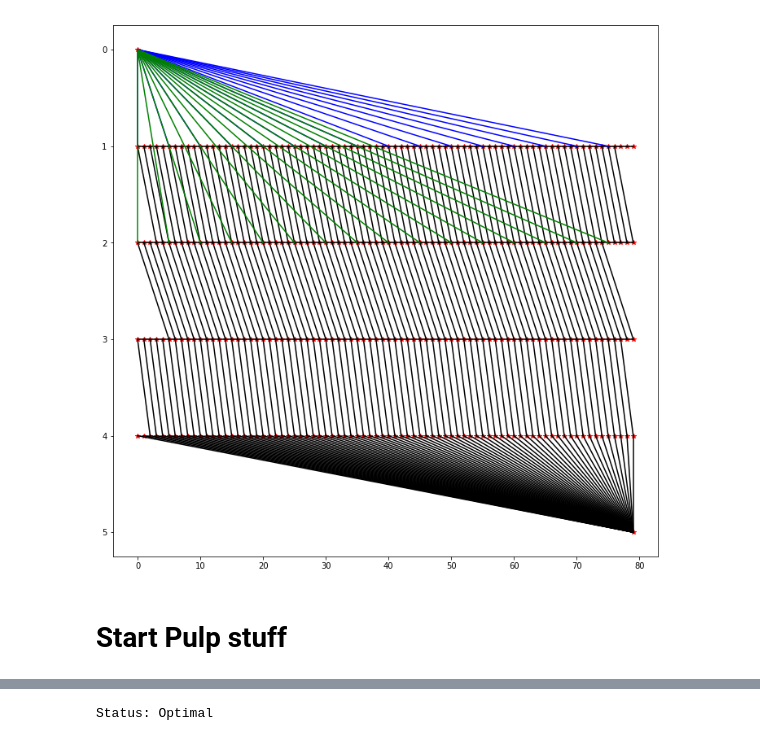
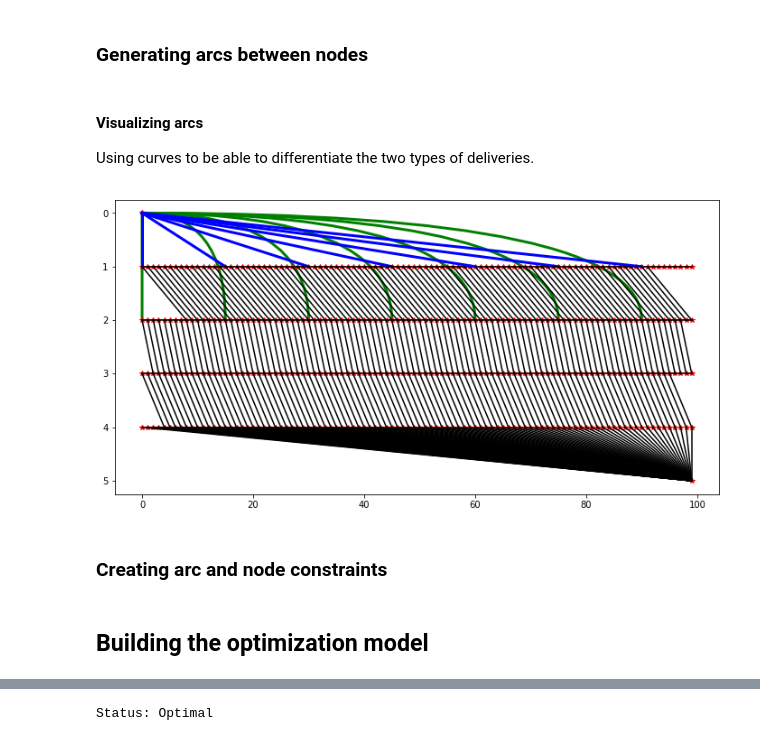
Before and after one commit to ljdcvda/aerospace-projects, a Jupyter notebook: thesis/thesis.ipynb, the cells around one changed output, grey strips where cells are left out. Cells and saved outputs as stored; diff of their text form; code cells hidden in the pictures.

```diff
--- a/thesis/thesis.ipynb
+++ b/thesis/thesis.ipynb
@@ -54,0 +37,6 @@ days_with_delivery, delivery_cap_truss, delivery_cap_hab = create_deliveries()
+# %%
+nodes = [(s, t) for s in states for t in times if s > 0]
+# add source
+nodes.append((0, 0))
+# add sink
+nodes.append((max(states) + 1, max(times)))
@@ -54,0 +45,8 @@ days_with_delivery, delivery_cap_truss, delivery_cap_hab = create_deliveries()
+# %%
+import matplotlib.pyplot as plt
+%matplotlib inline
+x_val = [x[0] for x in nodes]
+y_val = [x[1] for x in nodes]
+plt.figure(figsize=(12,6))
+plt.gca().invert_yaxis()
+plt.plot(y_val, x_val, 'r*')
@@ -55 +56,3 @@ days_with_delivery, delivery_cap_truss, delivery_cap_hab = create_deliveries()
+# %% [markdown]
+### Generating arcs between nodes
 # %%
@@ -78,21 +79,30 @@ for i, val in enumerate(days_with_delivery):
+# %% [markdown]
+#### Visualizing arcs
+Using curves to be able to differentiate the two types of deliveries.
 # %%
-import matplotlib.pyplot as plt
-%matplotlib inline
-############ SEPARATE PLOT ALL ARCS #############
-x_val = [x[0] for x in nodes_for_truss]
-y_val = [x[1] for x in nodes_for_truss]
-colors = ['blue', 'green']
-plt.figure(figsize=(12,12))
-for tr in arms:
-    # TRUSS PIECES
-    plt.gca().invert_yaxis()
-    plt.plot(y_val, x_val, 'r*')
-    for ori,dest in arcs_for_truss:
-        if ori[0] == 0:
-            for j in range(len(states_for_truss_delivery)):
-                if dest[0] == states_for_truss_delivery[j]:
-                    plt.plot([ori[1], dest[1]], [ori[0], dest[0]], color=colors[j])
+import matplotlib.path as mpath
+import matplotlib.patches as mpatches
+
+def draw_curved_delivery(ori, dest, alpha=1):
+    Path = mpath.Path
+    pp = mpatches.PathPatch(
+        Path([(ori[1], ori[0]), (dest[1], ori[0]), (dest[1], dest[0])],
+             [Path.MOVETO, Path.CURVE3, Path.CURVE3]),
+        fc="none", transform=ax.transData, color='green', ls='-', alpha=alpha, linewidth=3)
+    return pp
+
+fig, ax = plt.subplots(figsize=(12,6))
+plt.gca().invert_yaxis()
+plt.plot(y_val, x_val, 'r*')
+
+for ori,dest in arcs:
+    if ori[0] == 0:
+        if dest[0] == 1:
+            plt.plot([ori[1], dest[1]], [ori[0], dest[0]], color='blue', linewidth=3)
         else:
-            plt.plot([ori[1], dest[1]], [ori[0], dest[0]], 'k')
+            pp = draw_curved_delivery(ori, dest)
+            ax.add_patch(pp)
+    else:
+        plt.plot([ori[1], dest[1]], [ori[0], dest[0]], 'k')
 # %% [output]
-[figure, old version]
+[figure, new version]
@@ -105,2 +109,2 @@ inflow_truss[(max(states_for_truss) + 1, max(times))] = -truss_pieces_per_arm
-# %% [markdown]
-# Start Pulp stuff
+# %% [markdown]
+### Creating arc and node constraints
@@ -107,3 +139,5 @@ inflow_truss[(max(states_for_truss) + 1, max(times))] = -truss_pieces_per_arm
+# %% [markdown]
+## Building the optimization model
 # %%
 import pulp as plp
 opt_model = plp.LpProblem(name="MIP Model")
```
Also changed, not shown: parts of 20 cells of this notebook, 3 other files.
